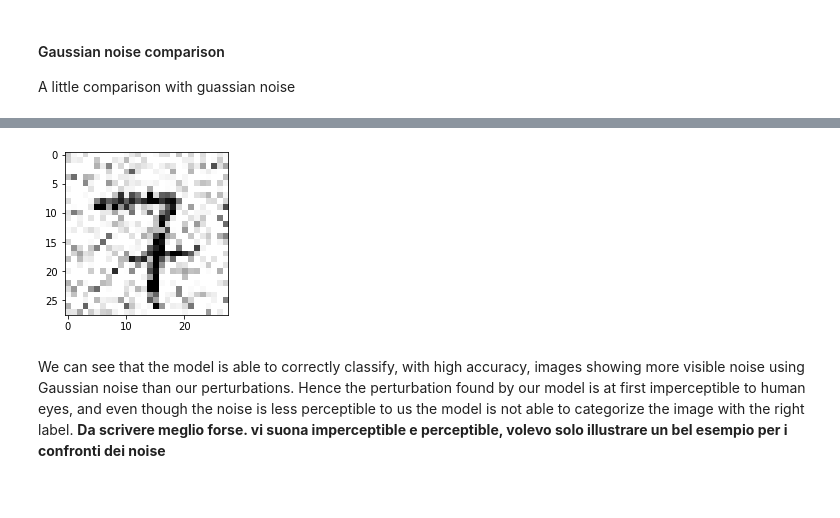
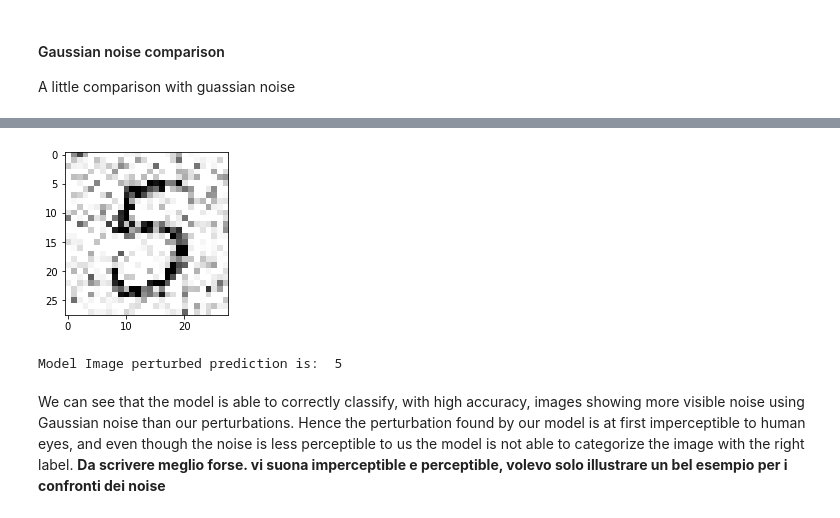
Before and after one commit to silviapoletti/Universal-Adversarial-Perturbation-starring-Frank-Wolfe, a Jupyter notebook: src/perturbation_notebook.ipynb, the cells around one changed output, grey strips where cells are left out. Saved outputs shown, nothing was run; the diff lists cells and outputs as text; code cells hidden in the pictures.

```diff
--- a/src/perturbation_notebook.ipynb
+++ b/src/perturbation_notebook.ipynb
@@ -83,11 +83,14 @@ Model 3 with 100 iterations:
 A little comparison with guassian noise
 # %%
 # Gaussian noise
-gaussian_noise_data = right_pred_data + np.random.normal(0, 0.3, right_pred_data.shape)
+noise = np.random.normal(0, 0.3, right_pred_data.shape)
+gaussian_noise_data = right_pred_data + noise
 gaussian_noise_data = np.clip(gaussian_noise_data, 0., 1.)
 lenet5.model.evaluate(gaussian_noise_data, right_pred_labels)
-guass_noise_image = gaussian_noise_data[idx_image]
+gauss_noise_image = gaussian_noise_data[idx_image]
 fig, ax = plt.subplots(figsize=(3, 3))
-ax.imshow(guass_noise_image, cmap='Greys')
+ax.imshow(gauss_noise_image, cmap='Greys')
 plt.show()
+prediction = utils.predict_single_img_perturbation(lenet5, right_pred_data[idx_image], noise[idx_image])
+print( f'Model Image perturbed prediction is: ', prediction)
 # %% [output]
@@ -95,4 +98,5 @@ plt.show()
-[figure, old version]
+[figure, new version]
+Model Image perturbed prediction is:  5
 # %% [markdown]
 We can see that the model is able to correctly classify, with high accuracy, images showing more visible noise using Gaussian noise than our perturbations.
 Hence the perturbation found by our model is at first imperceptible to human eyes, and even though the noise is less perceptible to us the model is not able to categorize the image with the right label. **Da scrivere meglio forse. vi suona imperceptible e perceptible, volevo solo illustrare un bel esempio per i confronti dei noise**
```
Also changed, not shown: parts of 7 cells of this notebook, 2 other files.
